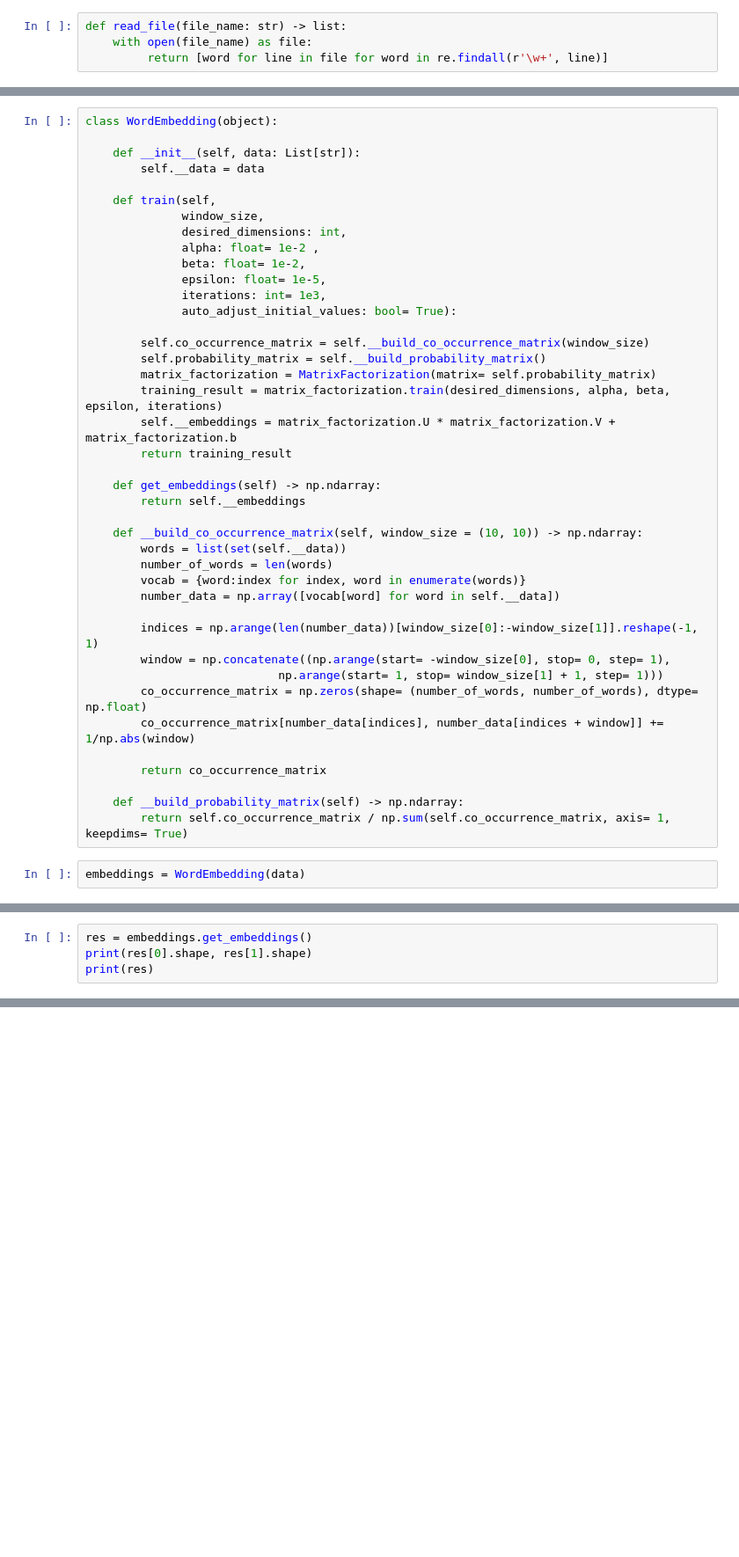
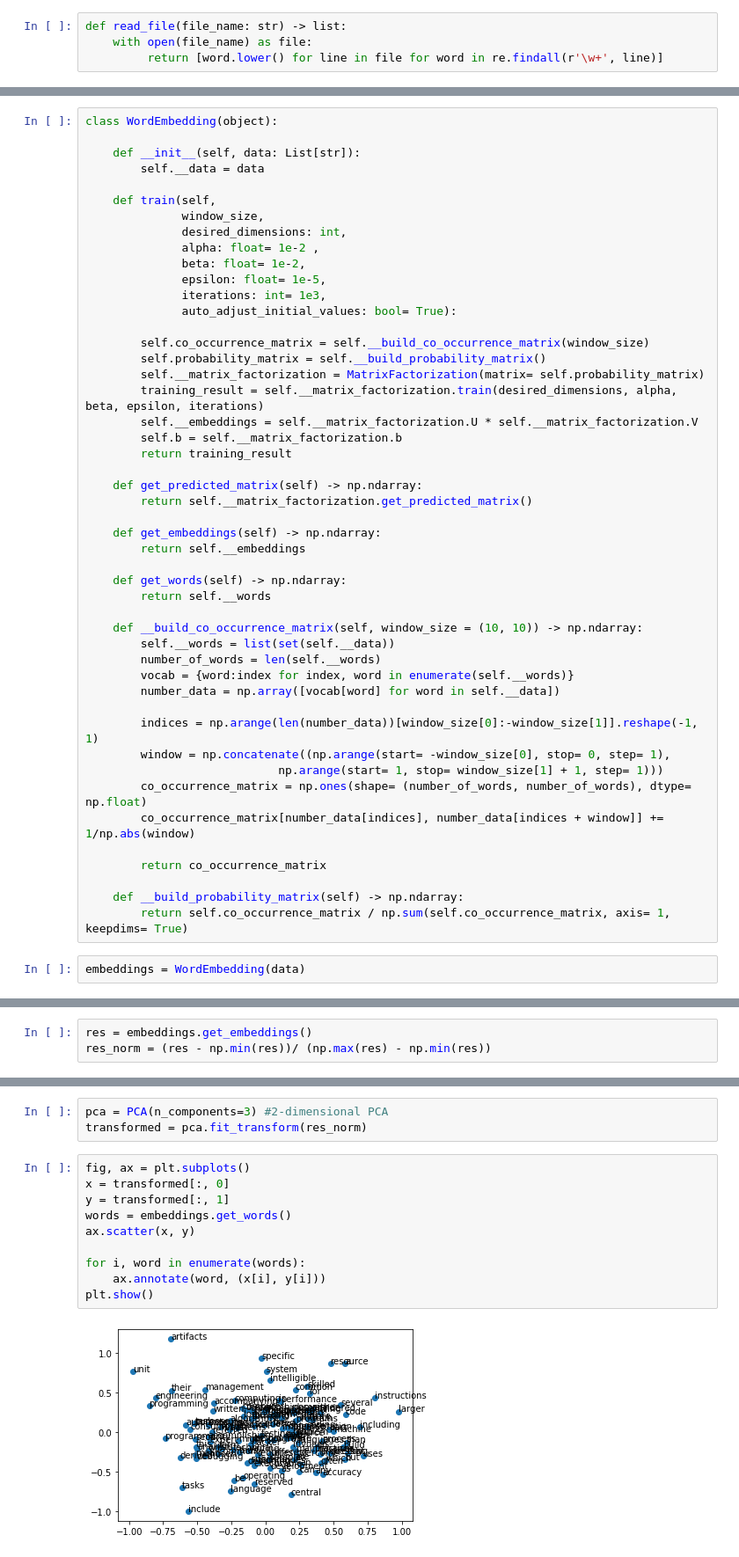
Before and after one commit to anton-gabriel/text-analysis, a Jupyter notebook: Word embedding - Global vectors.ipynb, the cells around one changed output, grey strips where cells are left out. Shown: that part at 88% size. Drawn from its saved outputs; the diff is of its cells as text; blank space fills up the shorter version.

Commit message:
Added visual representation of words.

```diff
--- a/Word embedding - Global vectors.ipynb
+++ b/Word embedding - Global vectors.ipynb
@@ -8,7 +10,7 @@ from typing import List
 # %%
 def read_file(file_name: str) -> list:
     with open(file_name) as file:
-         return [word for line in file for word in re.findall(r'\w+', line)]
+         return [word.lower() for line in file for word in re.findall(r'\w+', line)]
 # %%
 data = read_file(file_name= 'data.txt')
 # %% [markdown]
@@ -85,24 +87,31 @@ class WordEmbedding(object):
 
         self.co_occurrence_matrix = self.__build_co_occurrence_matrix(window_size)
         self.probability_matrix = self.__build_probability_matrix()
-        matrix_factorization = MatrixFactorization(matrix= self.probability_matrix)
-        training_result = matrix_factorization.train(desired_dimensions, alpha, beta, epsilon, iterations)
-        self.__embeddings = matrix_factorization.U * matrix_factorization.V + matrix_factorization.b
+        self.__matrix_factorization = MatrixFactorization(matrix= self.probability_matrix)
+        training_result = self.__matrix_factorization.train(desired_dimensions, alpha, beta, epsilon, iterations)
+        self.__embeddings = self.__matrix_factorization.U * self.__matrix_factorization.V
+        self.b = self.__matrix_factorization.b
         return training_result
+
+    def get_predicted_matrix(self) -> np.ndarray:
+        return self.__matrix_factorization.get_predicted_matrix()
 
     def get_embeddings(self) -> np.ndarray:
         return self.__embeddings
 
+    def get_words(self) -> np.ndarray:
+        return self.__words
+
     def __build_co_occurrence_matrix(self, window_size = (10, 10)) -> np.ndarray:
-        words = list(set(self.__data))
-        number_of_words = len(words)
-        vocab = {word:index for index, word in enumerate(words)}
+        self.__words = list(set(self.__data))
+        number_of_words = len(self.__words)
+        vocab = {word:index for index, word in enumerate(self.__words)}
         number_data = np.array([vocab[word] for word in self.__data])
 
         indices = np.arange(len(number_data))[window_size[0]:-window_size[1]].reshape(-1, 1)
         window = np.concatenate((np.arange(start= -window_size[0], stop= 0, step= 1),
                             np.arange(start= 1, stop= window_size[1] + 1, step= 1)))
-        co_occurrence_matrix = np.zeros(shape= (number_of_words, number_of_words), dtype= np.float)
+        co_occurrence_matrix = np.ones(shape= (number_of_words, number_of_words), dtype= np.float)
         co_occurrence_matrix[number_data[indices], number_data[indices + window]] += 1/np.abs(window)
 
         return co_occurrence_matrix
@@ -133,5 +142,4 @@ embeddings.train(window_size= (2, 2), desired_dimensions= 100)
  'iterations': 1001}
 # %%
 res = embeddings.get_embeddings()
-print(res[0].shape, res[1].shape)
-print(res)
+res_norm = (res - np.min(res))/ (np.max(res) - np.min(res))
@@ -139,0 +146,15 @@ AttributeError: 'WordEmbedding' object has no attribute '_WordEmbedding__embeddi
+# %%
+pca = PCA(n_components=3) #2-dimensional PCA
+transformed = pca.fit_transform(res_norm)
+# %%
+fig, ax = plt.subplots()
+x = transformed[:, 0]
+y = transformed[:, 1]
+words = embeddings.get_words()
+ax.scatter(x, y)
+
+for i, word in enumerate(words):
+    ax.annotate(word, (x[i], y[i]))
+plt.show()
+# %% [output]
+[figure, added]
```
Also changed, not shown: parts of 3 cells of this notebook, 1 other file.
